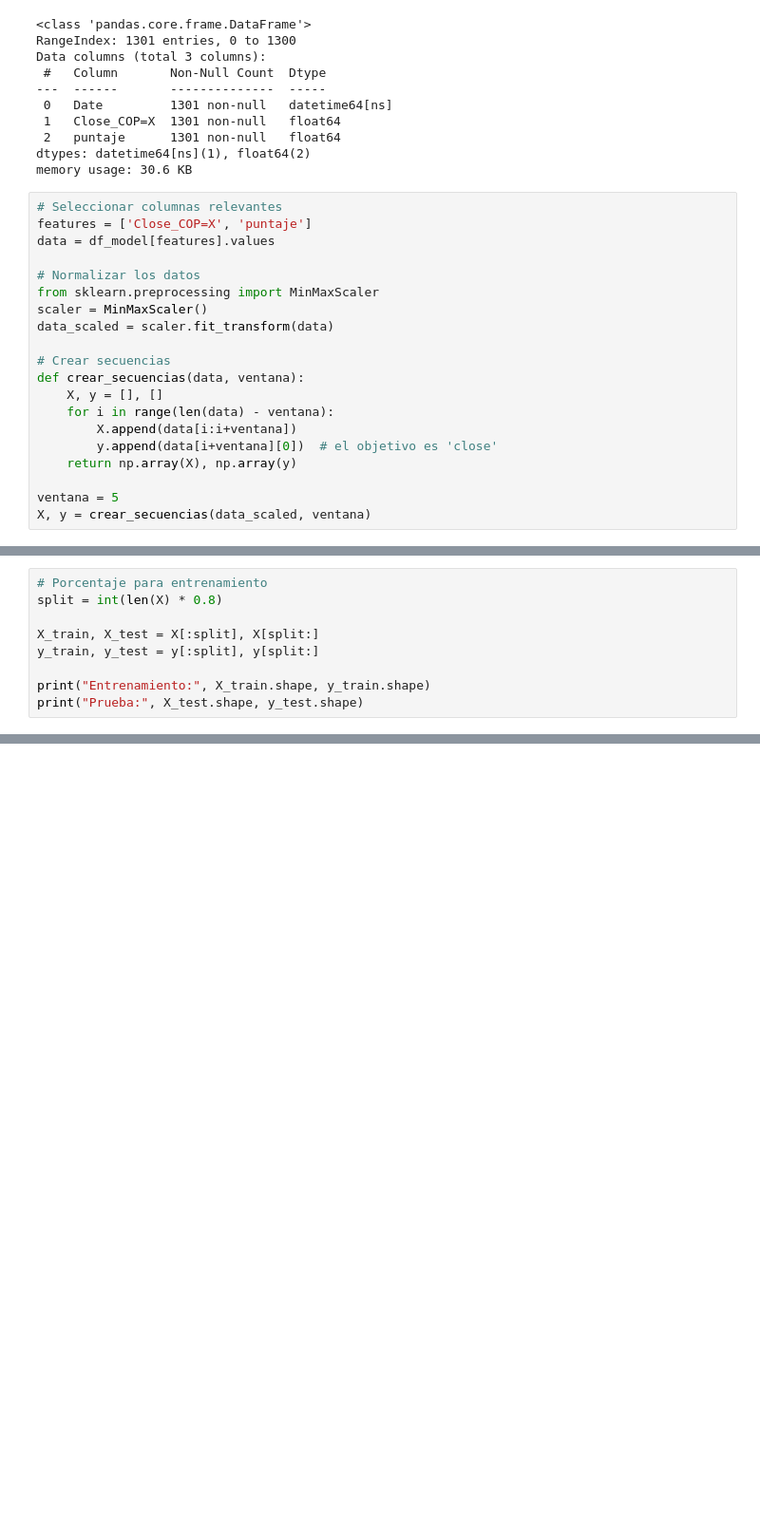
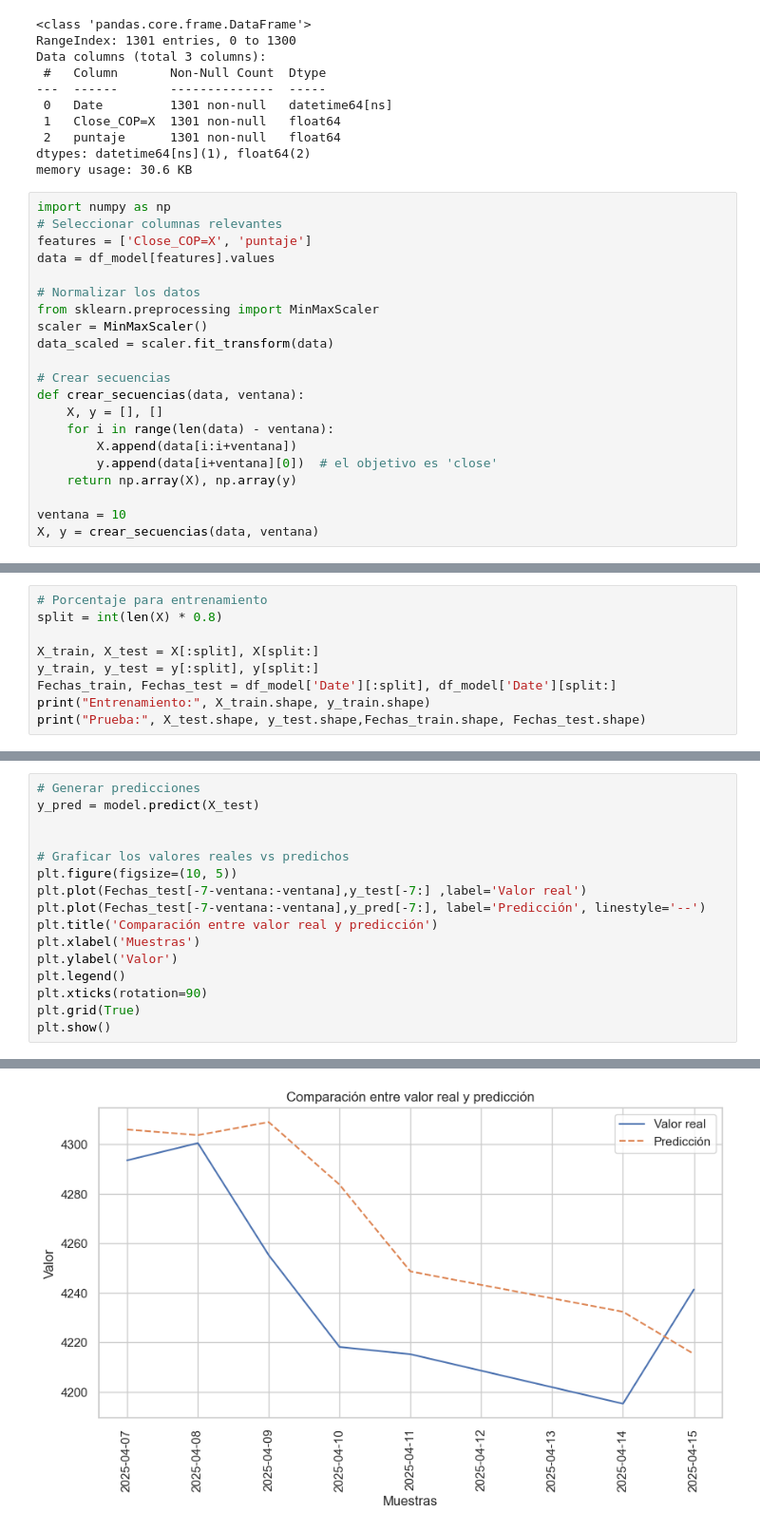
Before and after one commit to santiloc-hub/Proyecto_TRM_Dolar, a Jupyter notebook: Notebooks/02_Entrenamiento_Modelo.ipynb, the cells around one changed output, grey strips where cells are left out. Shown at 95% size. Saved outputs shown, nothing was run; the diff lists cells and outputs as text; blank space fills up the shorter version.

```diff
--- a/Notebooks/02_Entrenamiento_Modelo.ipynb
+++ b/Notebooks/02_Entrenamiento_Modelo.ipynb
@@ -377,6 +433,7 @@ Data columns (total 3 columns):
 dtypes: datetime64[ns](1), float64(2)
 memory usage: 30.6 KB
 # %%
+import numpy as np
 # Seleccionar columnas relevantes
 features = ['Close_COP=X', 'puntaje']
 data = df_model[features].values
@@ -394,5 +451,5 @@ def crear_secuencias(data, ventana):
         y.append(data[i+ventana][0])  # el objetivo es 'close'
     return np.array(X), np.array(y)
 
-ventana = 5
-X, y = crear_secuencias(data_scaled, ventana)
+ventana = 10
+X, y = crear_secuencias(data, ventana)
@@ -402,7 +461,7 @@ split = int(len(X) * 0.8)
 
 X_train, X_test = X[:split], X[split:]
 y_train, y_test = y[:split], y[split:]
-
+Fechas_train, Fechas_test = df_model['Date'][:split], df_model['Date'][split:]
 print("Entrenamiento:", X_train.shape, y_train.shape)
-print("Prueba:", X_test.shape, y_test.shape)
+print("Prueba:", X_test.shape, y_test.shape,Fechas_train.shape, Fechas_test.shape)
 # %% [output]
@@ -421,0 +543,17 @@ ModuleNotFoundError: No module named 'tensorflow'
+# %%
+# Generar predicciones
+y_pred = model.predict(X_test)
+
+
+# Graficar los valores reales vs predichos
+plt.figure(figsize=(10, 5))
+plt.plot(Fechas_test[-7-ventana:-ventana],y_test[-7:] ,label='Valor real')
+plt.plot(Fechas_test[-7-ventana:-ventana],y_pred[-7:], label='Predicción', linestyle='--')
+plt.title('Comparación entre valor real y predicción')
+plt.xlabel('Muestras')
+plt.ylabel('Valor')
+plt.legend()
+plt.xticks(rotation=90)
+plt.grid(True)
+plt.show()
+# %% [output]
@@ -421,0 +561 @@ ModuleNotFoundError: No module named 'tensorflow'
+[figure, added]
```
Also changed, not shown: parts of 19 cells of this notebook.
